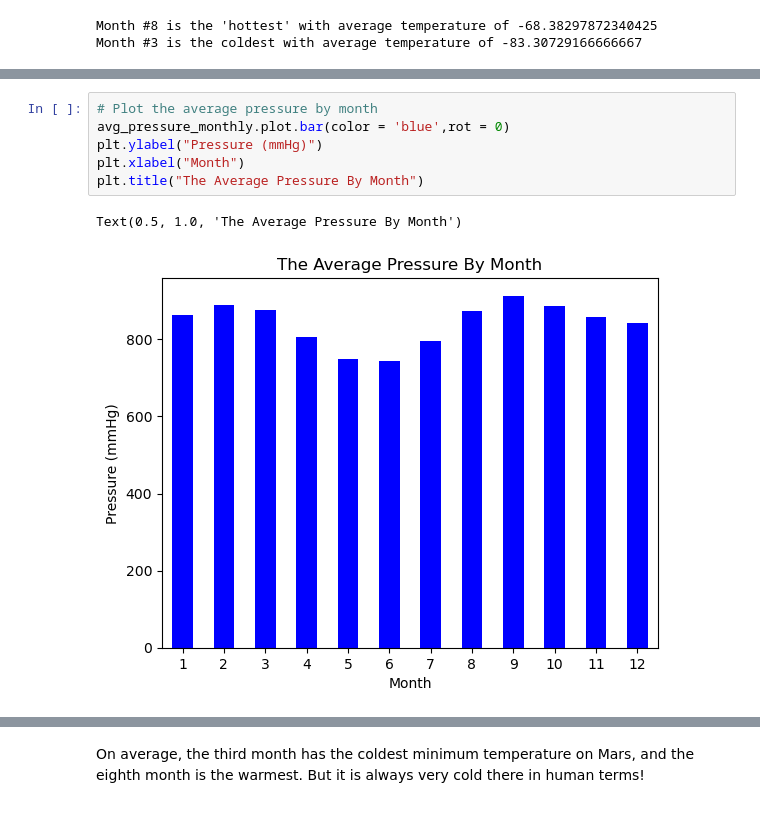
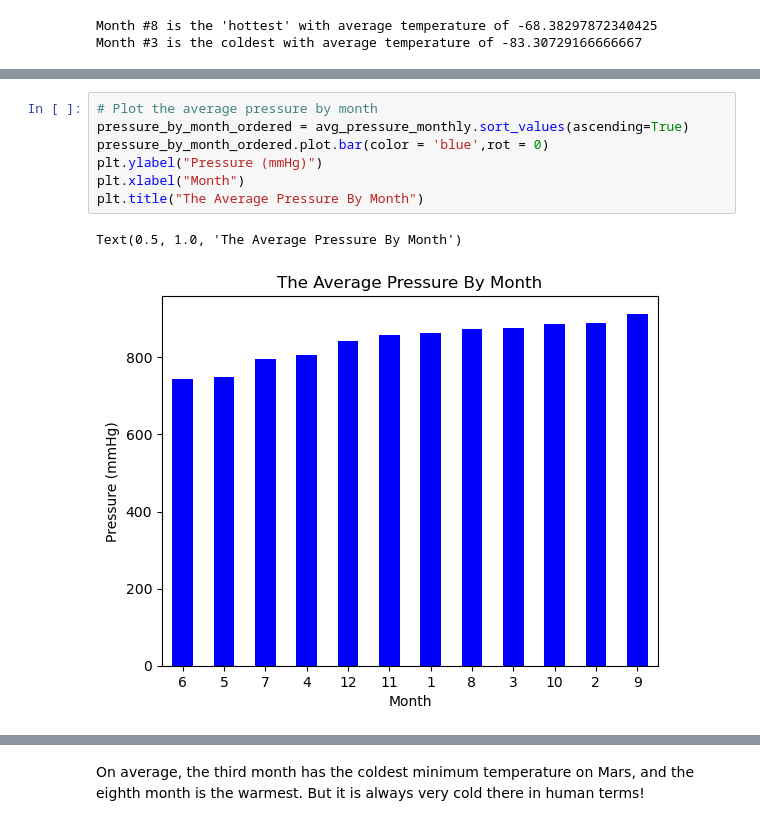
Before and after one commit to Vik1975/html-challenge, a Jupyter notebook: part_2_mars_weather.ipynb, the cells around one changed output, grey strips where cells are left out. Drawn from its saved outputs; the diff is of its cells as text.

```diff
--- a/part_2_mars_weather.ipynb
+++ b/part_2_mars_weather.ipynb
@@ -215,11 +262,12 @@ Name: pressure, dtype: float64
 # %%
 # Plot the average pressure by month
-avg_pressure_monthly.plot.bar(color = 'blue',rot = 0)
+pressure_by_month_ordered = avg_pressure_monthly.sort_values(ascending=True)
+pressure_by_month_ordered.plot.bar(color = 'blue',rot = 0)
 plt.ylabel("Pressure (mmHg)")
 plt.xlabel("Month")
 plt.title("The Average Pressure By Month")
 # %% [output]
 Text(0.5, 1.0, 'The Average Pressure By Month')
-[figure, old version]
+[figure, new version]
 # %%
 # 5. How many terrestrial (earth) days are there in a Martian year?
```
Also changed, not shown: parts of 16 cells of this notebook.
